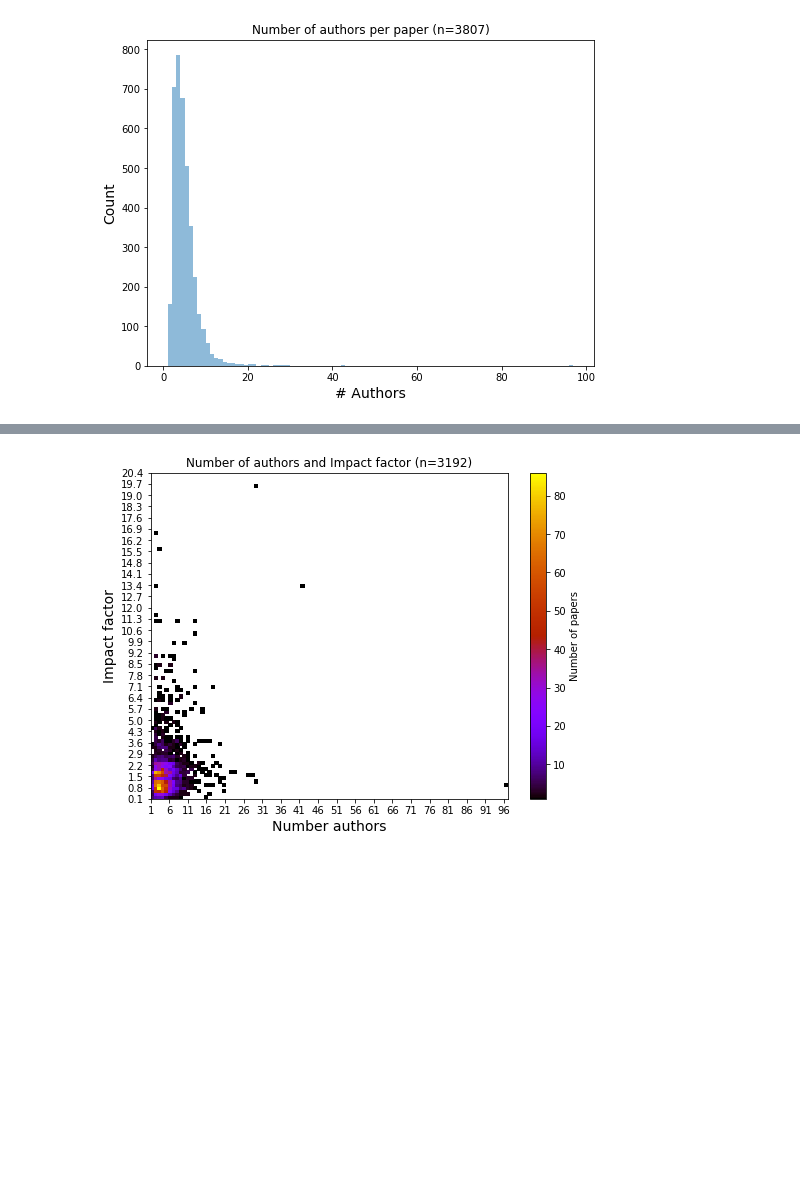
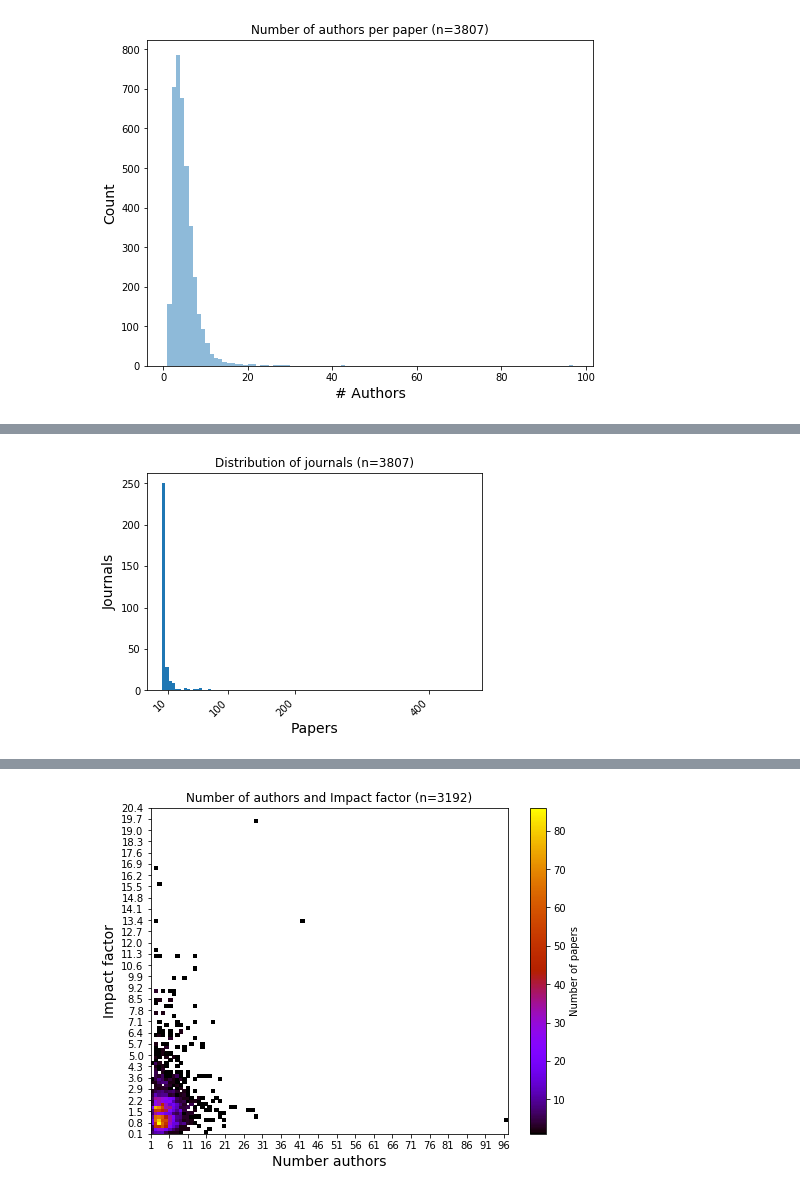
Before and after one commit to camayal/sysmexrev, a Jupyter notebook: 7_Stats/stats.ipynb, the cells around one changed output, grey strips where cells are left out. Saved outputs shown, nothing was run; the diff lists cells and outputs as text; code cells hidden in the pictures; blank space fills up the shorter version.

```diff
--- a/7_Stats/stats.ipynb
+++ b/7_Stats/stats.ipynb
@@ -135,3 +159,18 @@ plt.show()
+# %%
+name="Distribution of journals"
+
+data = df["c.journal"].value_counts().sort_values(ascending=False)
+
+plt.hist(data, bins=100)
+
+plt.xlabel("Papers", size=14)
+plt.xticks([10,100,200,400], rotation=45, ha="right")
+plt.ylabel("Journals", size=14)
+plt.title(f"{name} (n={df[df['c.journal'].notnull()].shape[0]})")
+
+plt.show()
+# %% [output]
+[figure, added]
 # %%
 plt.figure(figsize=(8,6))
 name = "Number of authors and Impact factor cropped to 25 authors"
```
Also changed, not shown: parts of 22 cells of this notebook, 32 other files.
